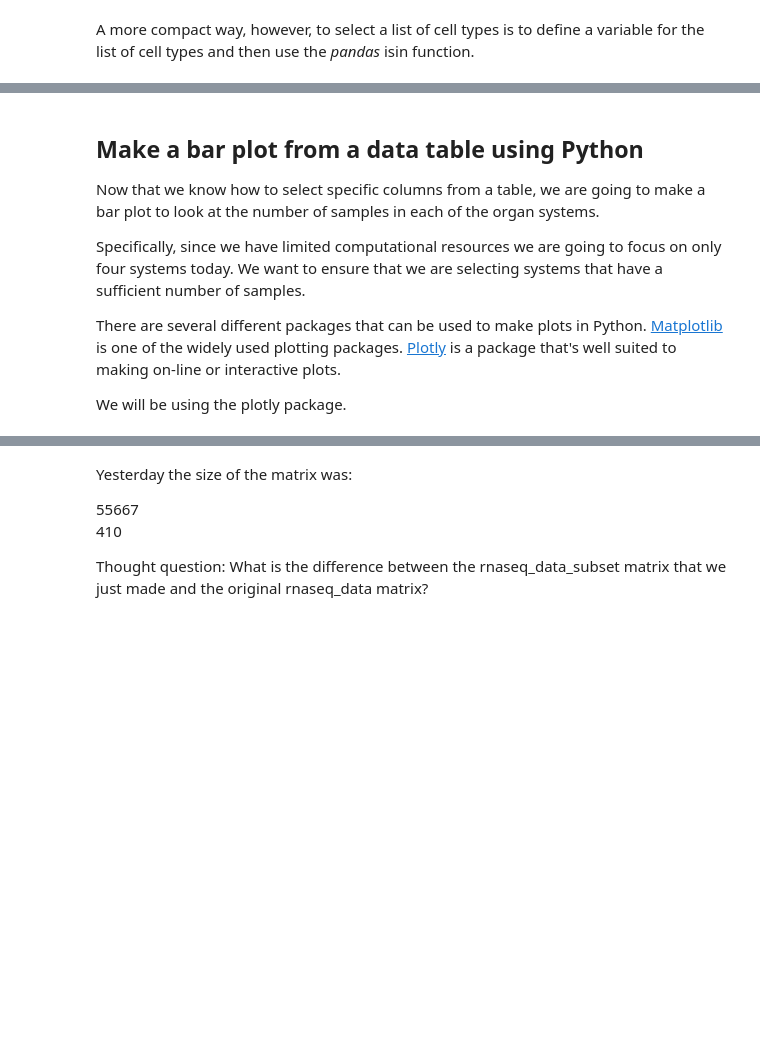
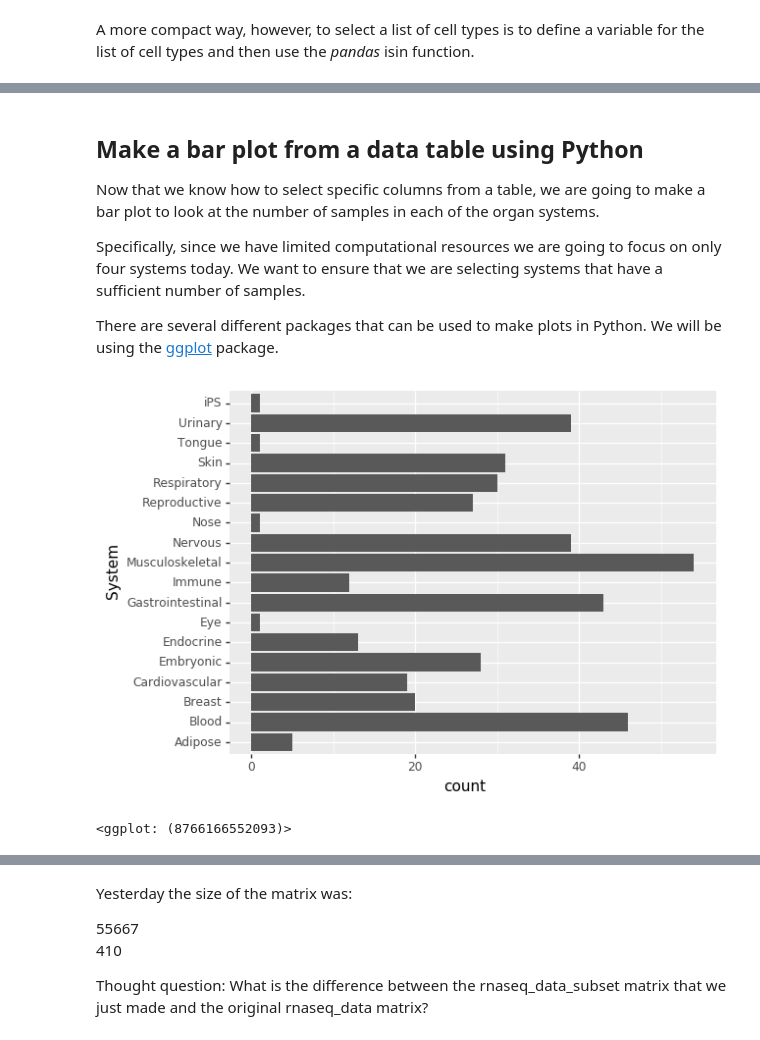
Before and after one commit to CArellG/humbio51, a Jupyter notebook: class_07_RNAseq_quantification_variation/7-RNAseq quantification variation.ipynb, the cells around one changed output, grey strips where cells are left out. Drawn from its saved outputs; the diff is of its cells as text; code cells hidden in the pictures; blank space fills up the shorter version.

```diff
--- a/class_07_RNAseq_quantification_variation/7-RNAseq quantification variation.ipynb
+++ b/class_07_RNAseq_quantification_variation/7-RNAseq quantification variation.ipynb
@@ -302,6 +314,4 @@ Now that we know how to select specific columns from a table, we are going to ma
 
 Specifically, since we have limited computational resources we are going to focus on only four systems today. We want to ensure that we are selecting systems that have a sufficient number of samples.
 
-There are several different packages that can be used to make plots in Python. [Matplotlib](https://matplotlib.org/) is one of the widely used plotting packages. [Plotly](https://plot.ly/python/) is a package that's well suited to making on-line or interactive plots.
-
-We will be using the plotly package.
+There are several different packages that can be used to make plots in Python. We will be using the [ggplot](http://ggplot.yhathq.com/) package.
@@ -316,0 +320,9 @@ plot_RNAseq_barplot(metadata)
+# %%
+
+(ggplot(metadata, aes(x='System'))
+ + geom_bar()
+ +coord_flip()
+)
+# %% [output]
+[figure, added]
+<ggplot: (8766166552093)>
```
Also changed, not shown: parts of 31 cells of this notebook, 2 other files.
